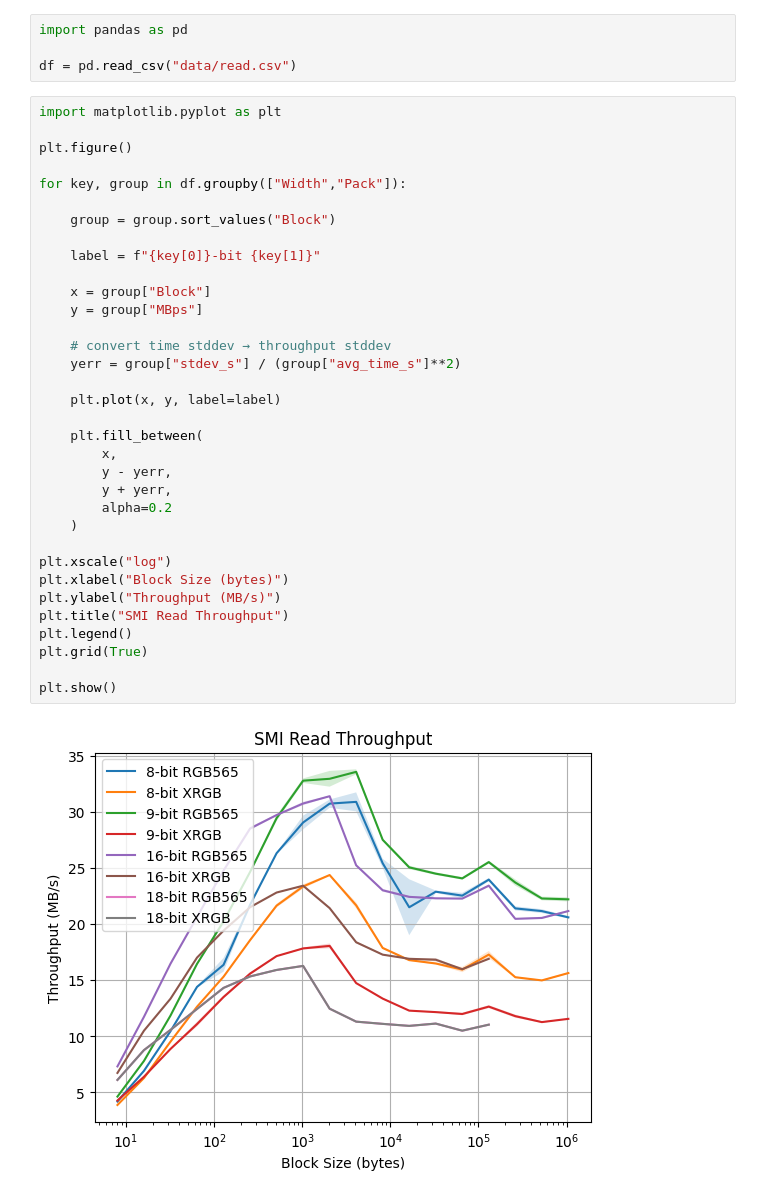
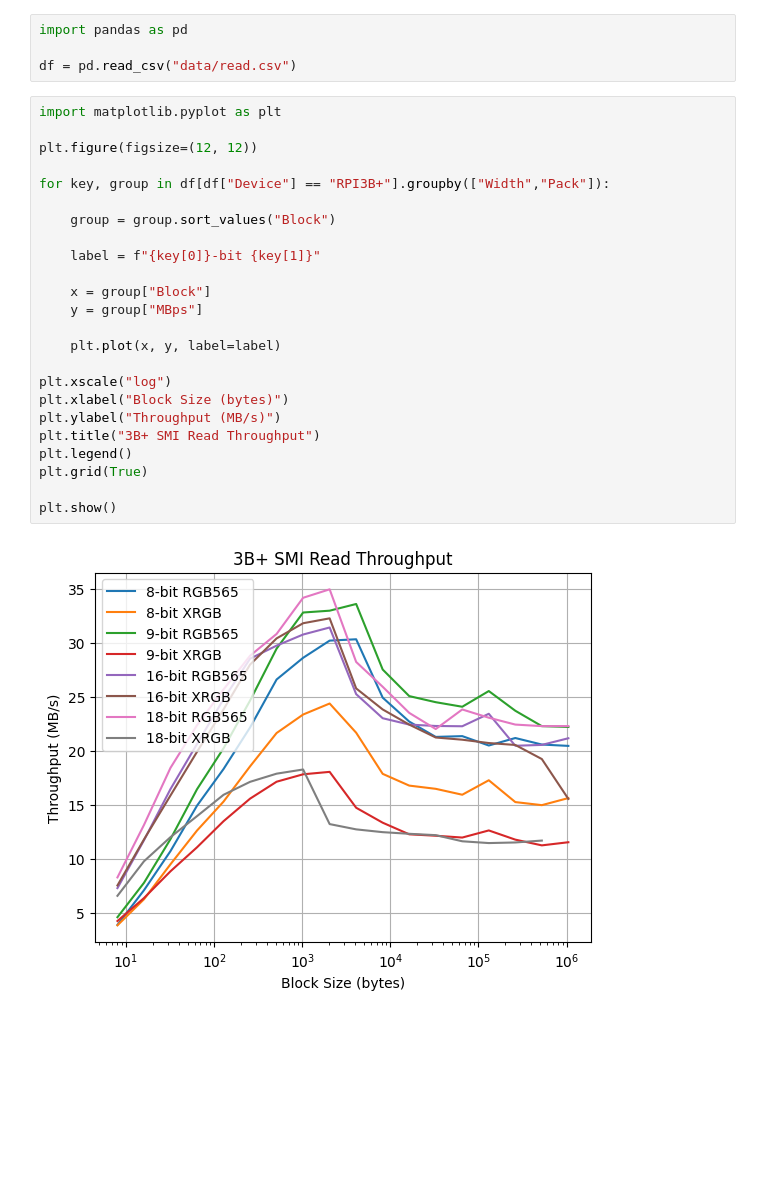
Before and after one commit to F1-uxy/rpi-smi, a Jupyter notebook: docs/benchmarks/results.ipynb, the cells around one changed output. Cells and saved outputs as stored; diff of their text form; blank space fills up the shorter version.

```diff
--- a/docs/benchmarks/results.ipynb
+++ b/docs/benchmarks/results.ipynb
@@ -5,36 +5,26 @@ df = pd.read_csv("data/read.csv")
 # %%
 import matplotlib.pyplot as plt
 
-plt.figure()
+plt.figure(figsize=(12, 12))
 
-for key, group in df.groupby(["Width","Pack"]):
+for key, group in df[df["Device"] == "RPI3B+"].groupby(["Width","Pack"]):
 
     group = group.sort_values("Block")
 
     label = f"{key[0]}-bit {key[1]}"
 
     x = group["Block"]
     y = group["MBps"]
 
-    # convert time stddev → throughput stddev
-    yerr = group["stdev_s"] / (group["avg_time_s"]**2)
-
     plt.plot(x, y, label=label)
-
-    plt.fill_between(
-        x,
-        y - yerr,
-        y + yerr,
-        alpha=0.2
-    )
 
 plt.xscale("log")
 plt.xlabel("Block Size (bytes)")
 plt.ylabel("Throughput (MB/s)")
-plt.title("SMI Read Throughput")
+plt.title("3B+ SMI Read Throughput")
 plt.legend()
 plt.grid(True)
 
 plt.show()
 # %% [output]
-[figure, old version]
+[figure, new version]
```
Also changed, not shown: parts of 2 cells of this notebook, 4 other files.
